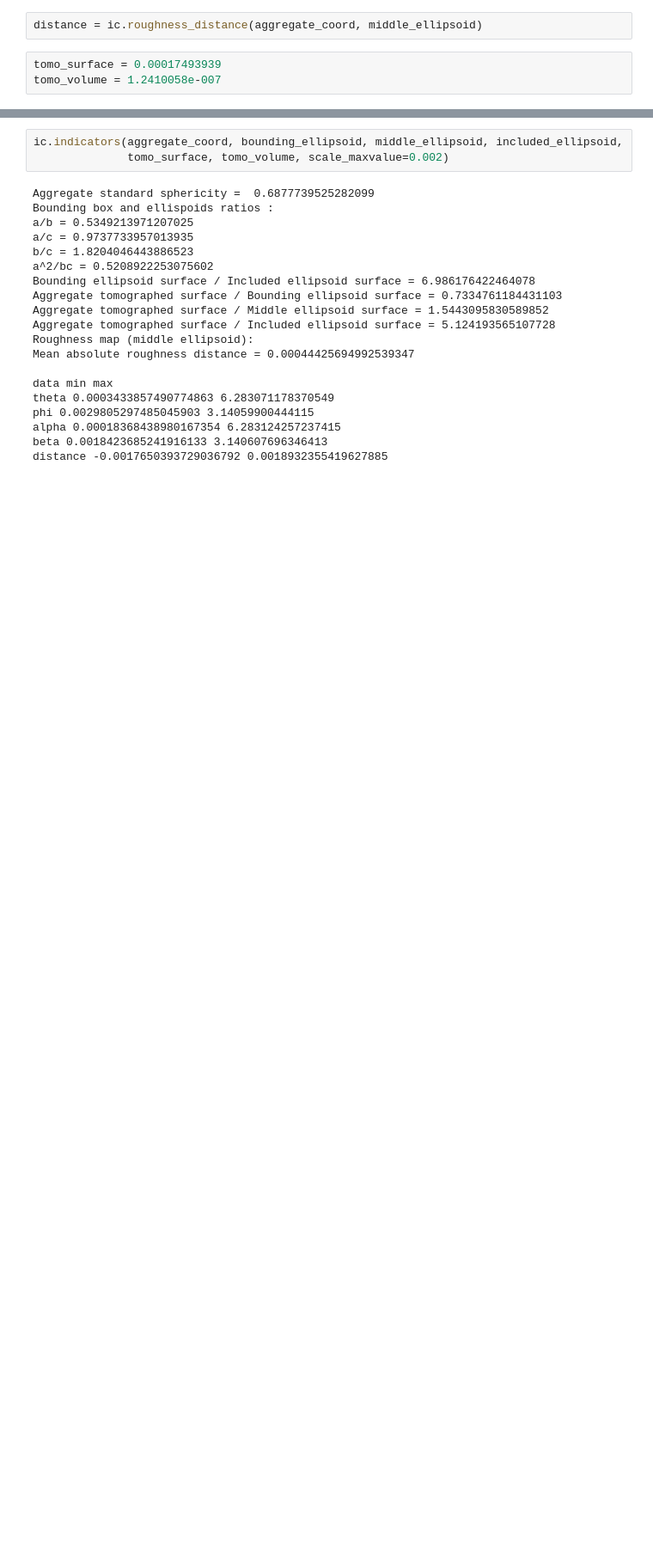
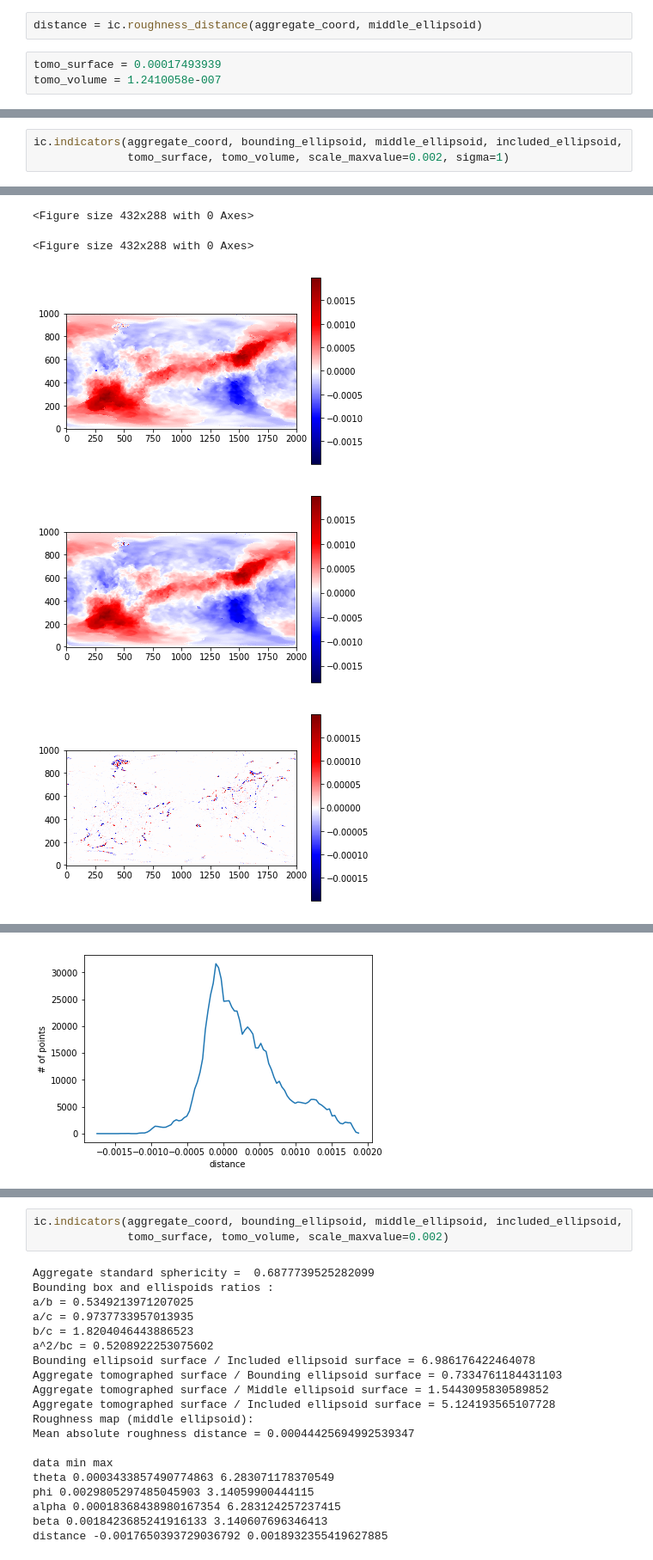
Before and after one commit to D-FS/Cuttings, a Jupyter notebook: MO1_Agg3.ipynb, the cells around one changed output, grey strips where cells are left out. Shown at 86% size. Drawn from its saved outputs; the diff is of its cells as text; blank space fills up the shorter version.

```diff
--- a/MO1_Agg3.ipynb
+++ b/MO1_Agg3.ipynb
@@ -114,0 +161,4 @@ tomo_volume = 1.2410058e-007
+# %%
+ic.indicators(aggregate_coord, bounding_ellipsoid, middle_ellipsoid, included_ellipsoid,
+              tomo_surface, tomo_volume, scale_maxvalue=0.002, sigma=1)
+# %% [output]
@@ -114,0 +184,5 @@ tomo_volume = 1.2410058e-007
+<Figure size 432x288 with 0 Axes>
+<Figure size 432x288 with 0 Axes>
+[figure, added]
+[figure, added]
+[figure, added]
@@ -114,0 +206 @@ tomo_volume = 1.2410058e-007
+[figure, added]
```
Also changed, not shown: parts of 7 cells of this notebook, 10 other files.
